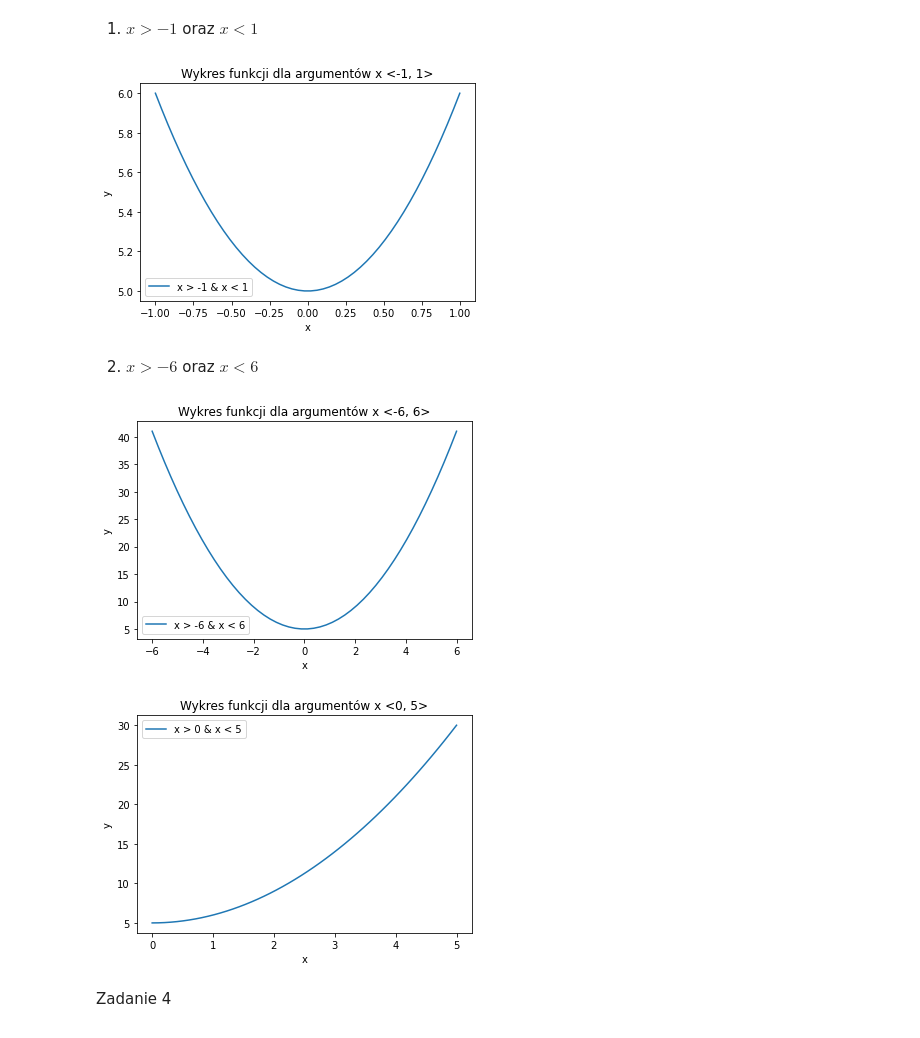
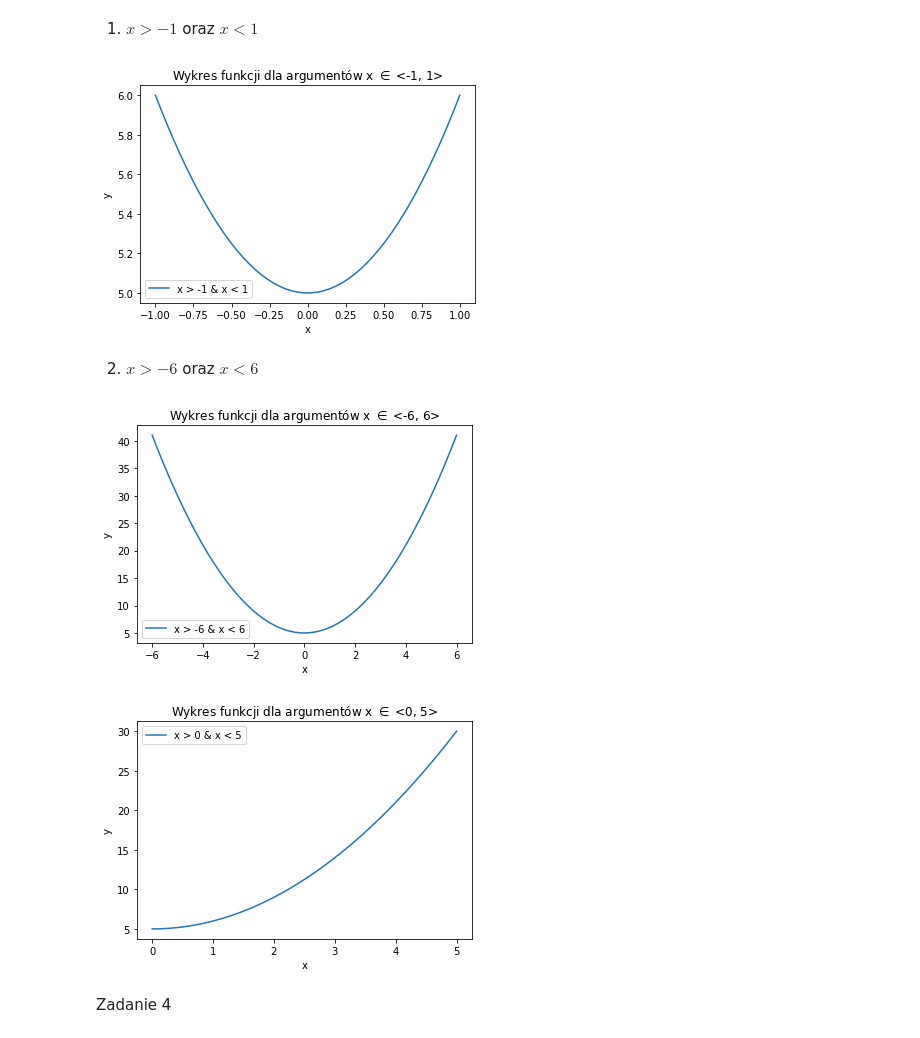
Before and after one commit to bradzio225/AiBD-Dawid-Lisek, a Jupyter notebook: lab1_Dawid_Lisek.ipynb, the cells around one changed output. Saved outputs shown, nothing was run; the diff lists cells and outputs as text; code cells hidden in the pictures.

```diff
--- a/lab1_Dawid_Lisek.ipynb
+++ b/lab1_Dawid_Lisek.ipynb
@@ -18,10 +20,10 @@ plt.plot(przedzial1, f(przedzial1), label = "x > -1 & x < 1")
 plt.xlabel("x")
 plt.ylabel("y")
 plt.legend()
-plt.title("Wykres funkcji dla argumentów x <-1, 1>")
+plt.title("Wykres funkcji dla argumentów x $\in$ <-1, 1>")
 plt.show()
 # %% [output]
-[figure, old version]
+[figure, new version]
 # %% [markdown]
 2. $x>-6$ oraz $x<6$
 # %%
@@ -31,21 +33,21 @@ plt.plot(przedzial2, f(przedzial2), label = "x > -6 & x < 6")
 plt.xlabel("x")
 plt.ylabel("y")
 plt.legend()
-plt.title("Wykres funkcji dla argumentów x <-6, 6>")
+plt.title("Wykres funkcji dla argumentów x $\in$ <-6, 6>")
 plt.show()
 # %% [output]
-[figure, old version]
+[figure, new version]
 # %%
 #3
 przedzial3 = np.linspace(0, 5)
 plt.plot(przedzial3, f(przedzial3), label = "x > 0 & x < 5")
 plt.xlabel("x")
 plt.ylabel("y")
 plt.legend()
-plt.title("Wykres funkcji dla argumentów x <0, 5>")
+plt.title("Wykres funkcji dla argumentów x $\in$ <0, 5>")
 plt.show()
 # %% [output]
-[figure, old version]
+[figure, new version]
 # %% [markdown]
 Zadanie 4
 # %%
```
Also changed, not shown: parts of 2 cells of this notebook.
